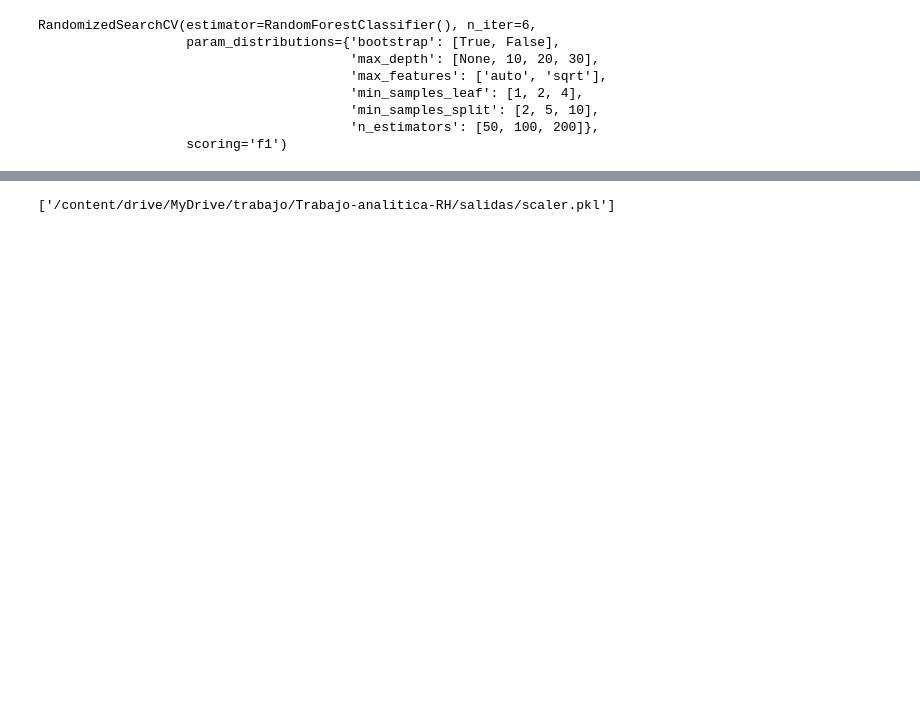
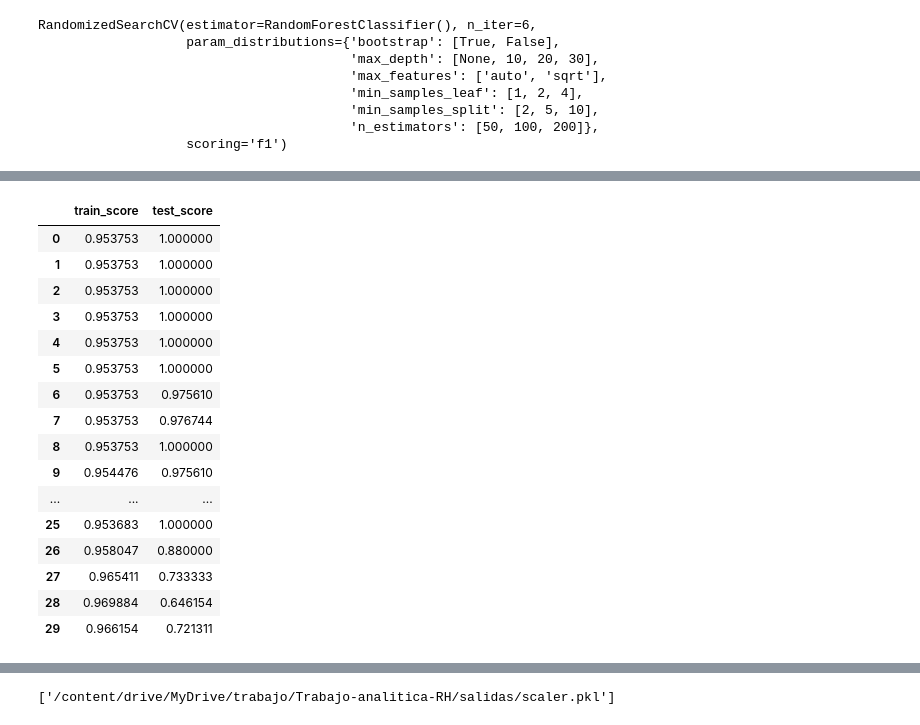
Before and after one commit to Laurahg22/Trabajo-analitica-RH, a Jupyter notebook: d_modelos.ipynb, the cells around one changed output, grey strips where cells are left out. Cells and saved outputs as stored; diff of their text form; code cells hidden in the pictures; blank space fills up the shorter version.

```diff
--- a/d_modelos.ipynb
+++ b/d_modelos.ipynb
@@ -243,0 +299,25 @@ rf_final=tun_rf.best_estimator_
+# %%
+#### convertir resultado de evaluacion entrenamiento y evaluacion en data frame para Desicion Tree
+train_dt=pd.DataFrame(eval_dt['train_score'])
+test_dt=pd.DataFrame(eval_dt['test_score'])
+train_test_dt=pd.concat([train_dt, test_dt],axis=1)
+train_test_dt.columns=['train_score','test_score']
+train_test_dt
+# %% [output]
+|  | train_score | test_score |
+| 0 | 0.953753 | 1.000000 |
+| 1 | 0.953753 | 1.000000 |
+| 2 | 0.953753 | 1.000000 |
+| 3 | 0.953753 | 1.000000 |
+| 4 | 0.953753 | 1.000000 |
+| 5 | 0.953753 | 1.000000 |
+| 6 | 0.953753 | 0.975610 |
+| 7 | 0.953753 | 0.976744 |
+| 8 | 0.953753 | 1.000000 |
+| 9 | 0.954476 | 0.975610 |
+| ... | ... | ... |
+| 25 | 0.953683 | 1.000000 |
+| 26 | 0.958047 | 0.880000 |
+| 27 | 0.965411 | 0.733333 |
+| 28 | 0.969884 | 0.646154 |
+| 29 | 0.966154 | 0.721311 |
```
Also changed, not shown: parts of 24 cells of this notebook.
